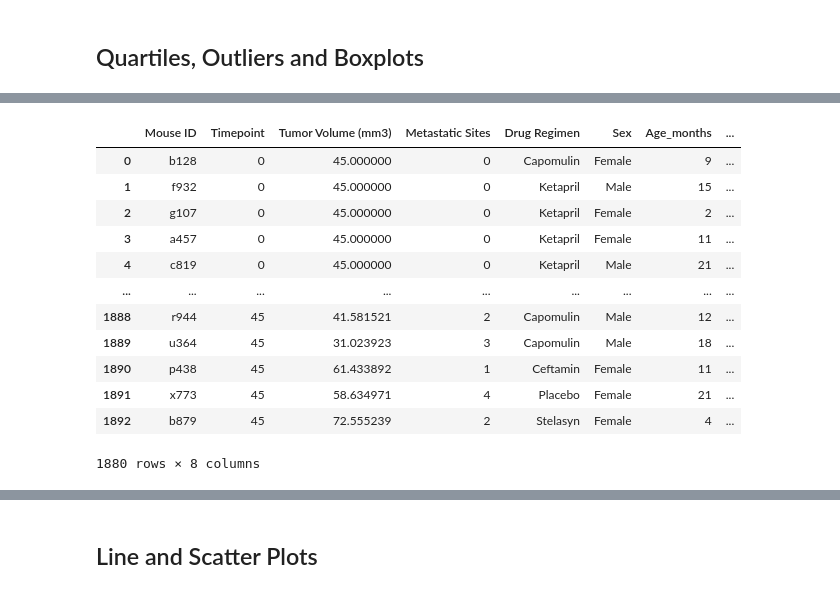
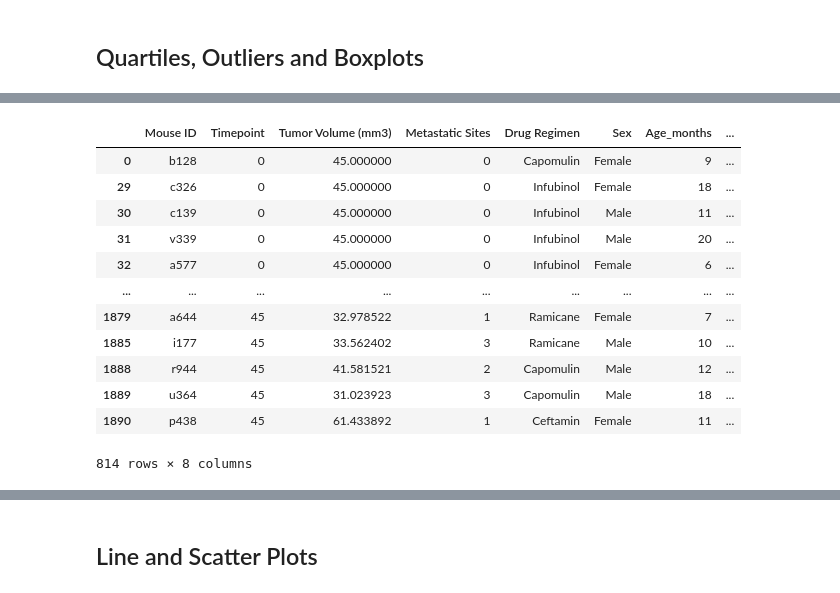
Before and after one commit to RachelFizel/Maqtplotlib, a Jupyter notebook: Pymaceuticals/pymaceuticals.ipynb, the cells around one changed output, grey strips where cells are left out. Drawn from its saved outputs; the diff is of its cells as text; code cells hidden in the pictures.

```diff
--- a/Pymaceuticals/pymaceuticals.ipynb
+++ b/Pymaceuticals/pymaceuticals.ipynb
@@ -259,26 +256,23 @@ plt.pie(m_f_count, labels=labels, colors=colors,
 # %%
 # Calculate the final tumor
 # of each mouse across four of the treatment regimens:
 # Capomulin, Ramicane, Infubinol, and Ceftamin
+four_reg = ["Capomulin", "Ramicane", "Infubinol", "Ceftamin"]
 
-four_regimens = study_results
-study_results
-
-# Start by getting the last (greatest) timepoint for each mouse
-
-
-# Merge this group df with the original dataframe to get the tumor volume at the last timepoint
+#  get only the records with the desired drug regimen
+four_reg_results = study_results.loc[study_results["Drug Regimen"].isin(four_reg)]
+four_reg_results
 # %% [output]
 |  | Mouse ID | Timepoint | Tumor Volume (mm3) | Metastatic Sites | Drug Regimen | Sex | Age_months | ... |
 | 0 | b128 | 0 | 45.000000 | 0 | Capomulin | Female | 9 | ... |
-| 1 | f932 | 0 | 45.000000 | 0 | Ketapril | Male | 15 | ... |
-| 2 | g107 | 0 | 45.000000 | 0 | Ketapril | Female | 2 | ... |
-| 3 | a457 | 0 | 45.000000 | 0 | Ketapril | Female | 11 | ... |
-| 4 | c819 | 0 | 45.000000 | 0 | Ketapril | Male | 21 | ... |
+| 29 | c326 | 0 | 45.000000 | 0 | Infubinol | Female | 18 | ... |
+| 30 | c139 | 0 | 45.000000 | 0 | Infubinol | Male | 11 | ... |
+| 31 | v339 | 0 | 45.000000 | 0 | Infubinol | Male | 20 | ... |
+| 32 | a577 | 0 | 45.000000 | 0 | Infubinol | Female | 6 | ... |
 | ... | ... | ... | ... | ... | ... | ... | ... | ... |
+| 1879 | a644 | 45 | 32.978522 | 1 | Ramicane | Female | 7 | ... |
+| 1885 | i177 | 45 | 33.562402 | 3 | Ramicane | Male | 10 | ... |
 | 1888 | r944 | 45 | 41.581521 | 2 | Capomulin | Male | 12 | ... |
 | 1889 | u364 | 45 | 31.023923 | 3 | Capomulin | Male | 18 | ... |
 | 1890 | p438 | 45 | 61.433892 | 1 | Ceftamin | Female | 11 | ... |
-| 1891 | x773 | 45 | 58.634971 | 4 | Placebo | Female | 21 | ... |
-| 1892 | b879 | 45 | 72.555239 | 2 | Stelasyn | Female | 4 | ... |
-1880 rows × 8 columns
+814 rows × 8 columns
```
Also changed, not shown: parts of 24 cells of this notebook, 1 other file.
